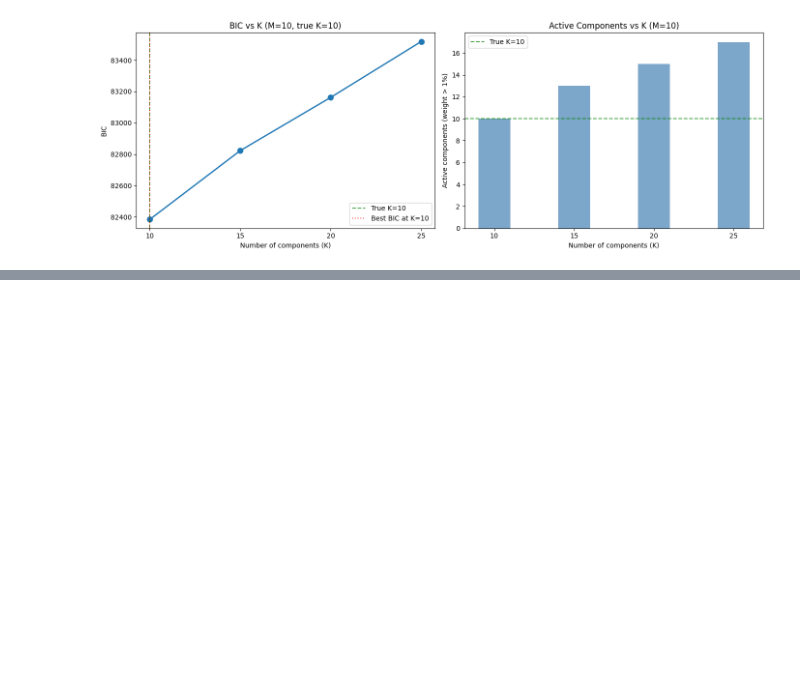
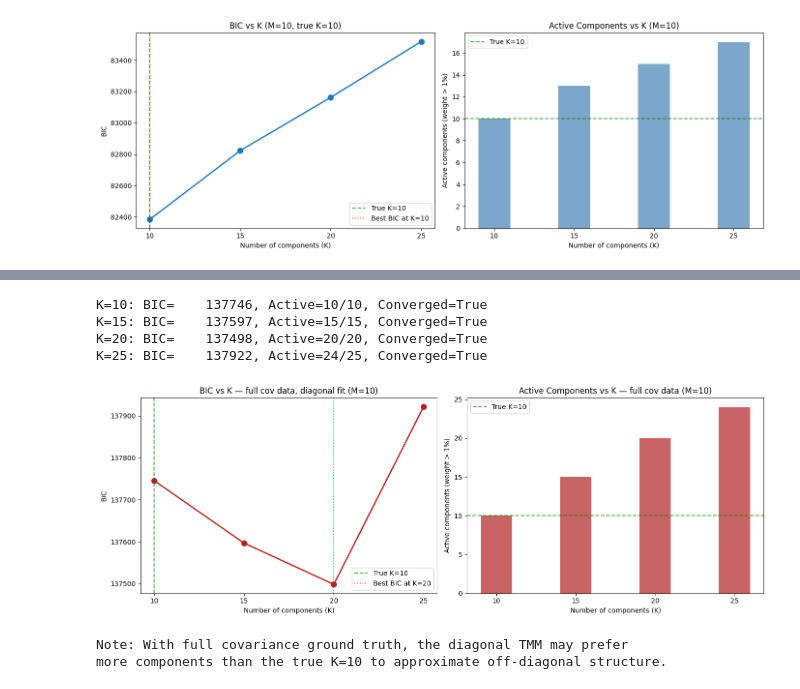
Before and after one commit to pollytur/mix_T, a Jupyter notebook: notebooks/diagonal_covariance_demo.ipynb, the cells around one changed output, grey strips where cells are left out. Saved outputs shown, nothing was run; the diff lists cells and outputs as text; code cells hidden in the pictures; blank space fills up the shorter version.

```diff
--- a/notebooks/diagonal_covariance_demo.ipynb
+++ b/notebooks/diagonal_covariance_demo.ipynb
@@ -536,0 +768,54 @@ K=25: BIC=     83518, Active=17/25, Converged=True
+# %%
+K_test_fc = [10, 15, 20, 25]
+bic_values_fc = []
+active_counts_fc = []
+
+for K_fit in K_test_fc:
+    model = EMStudentMixture(n_components=K_fit, covariance_type='diag',
+            fixed_df=False, max_iter=3000, tol=1e-7, n_init=3, random_state=42)
+    model.fit(samples_fc_hd)
+    bic_val = model.bic(samples_fc_hd)
+    active = np.sum(model.mix_weights_ > 0.01)
+    bic_values_fc.append(bic_val)
+    active_counts_fc.append(active)
+    print(f"K={K_fit:>2}: BIC={bic_val:>10.0f}, Active={active:>2}/{K_fit}, "
+          f"Converged={model.converged_}")
+
+fig, (ax1, ax2) = plt.subplots(1, 2, figsize=(14, 5))
+
+# BIC vs K
+ax1.plot(K_test_fc, bic_values_fc, 'o-', markersize=8, linewidth=2, color='firebrick')
+ax1.axvline(x=K_true, color='green', linestyle='--', alpha=0.7,
+            label=f'True K={K_true}')
+best_K = K_test_fc[np.argmin(bic_values_fc)]
+ax1.axvline(x=best_K, color='red', linestyle=':', alpha=0.7,
+            label=f'Best BIC at K={best_K}')
+ax1.set_xlabel('Number of components (K)')
+ax1.set_ylabel('BIC')
+ax1.set_title(f'BIC vs K — full cov data, diagonal fit (M={M})')
+ax1.legend()
+ax1.set_xticks(K_test_fc)
+
+# Active components vs K
+ax2.bar(K_test_fc, active_counts_fc, color='firebrick', alpha=0.7, width=2)
+ax2.axhline(y=K_true, color='green', linestyle='--', alpha=0.7,
+            label=f'True K={K_true}')
+ax2.set_xlabel('Number of components (K)')
+ax2.set_ylabel('Active components (weight > 1%)')
+ax2.set_title(f'Active Components vs K — full cov data (M={M})')
+ax2.legend()
+ax2.set_xticks(K_test_fc)
+
+plt.tight_layout()
+plt.show()
+
+print(f"\nNote: With full covariance ground truth, the diagonal TMM may prefer")
+print(f"more components than the true K={K_true} to approximate off-diagonal structure.")
+# %% [output]
+K=10: BIC=    137746, Active=10/10, Converged=True
+K=15: BIC=    137597, Active=15/15, Converged=True
+K=20: BIC=    137498, Active=20/20, Converged=True
+K=25: BIC=    137922, Active=24/25, Converged=True
+[figure, added]
+Note: With full covariance ground truth, the diagonal TMM may prefer
+more components than the true K=10 to approximate off-diagonal structure.
```
Also changed, not shown: parts of 7 cells of this notebook.
